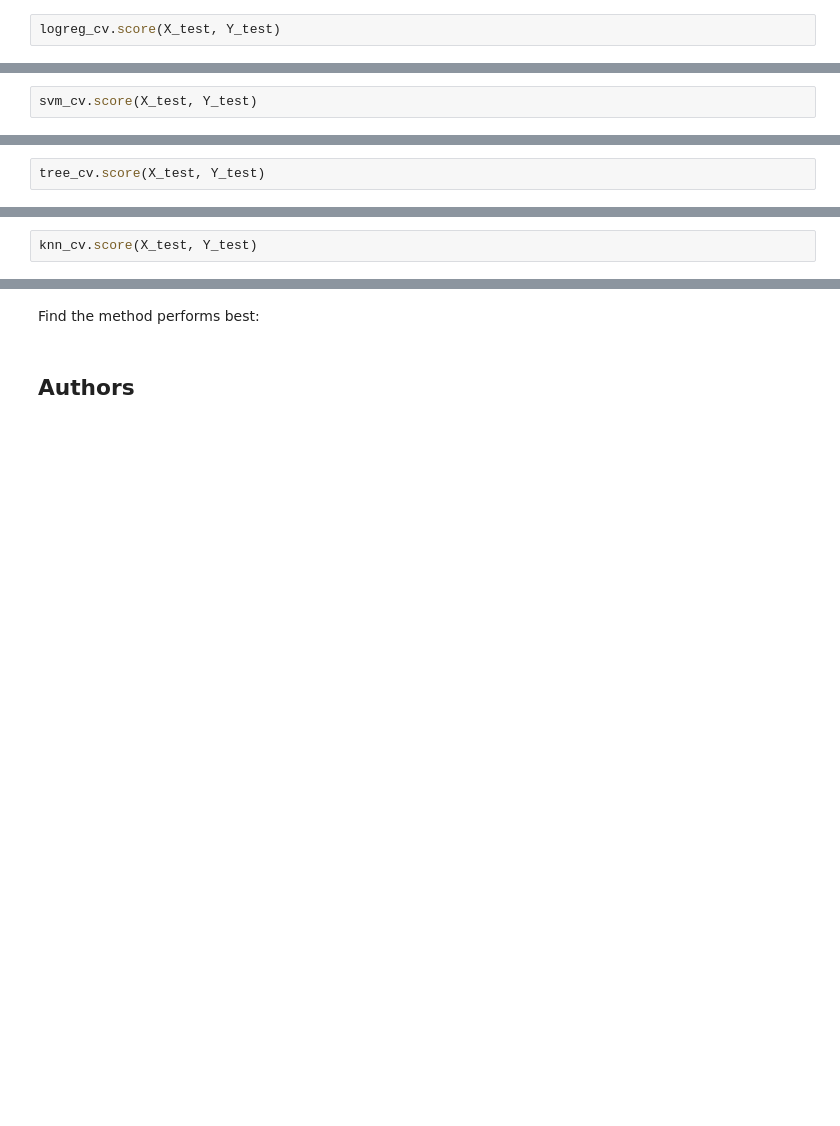
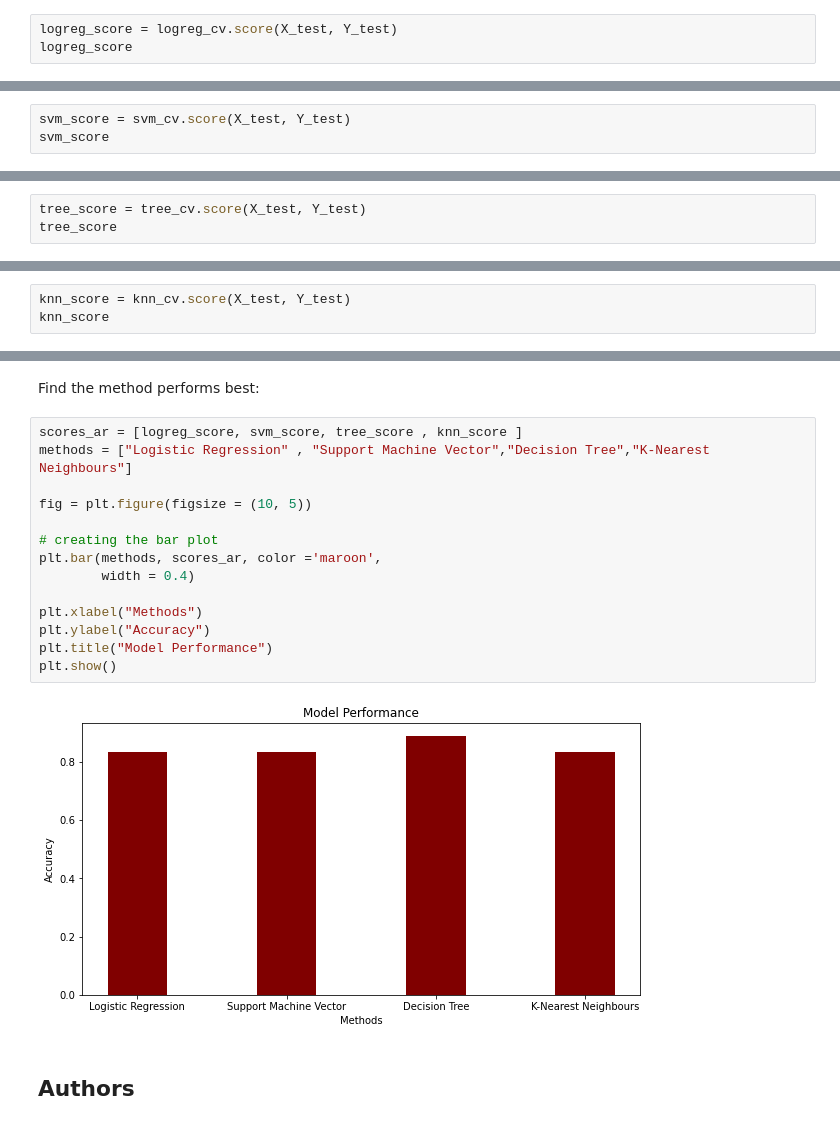
Before and after one commit to Wibsonek/AppliedDataScienceCapstone_K.V., a Jupyter notebook: Machine Learning Prediction.ipynb, the cells around one changed output, grey strips where cells are left out. Saved outputs shown, nothing was run; the diff lists cells and outputs as text; blank space fills up the shorter version.

```diff
--- a/Machine Learning Prediction.ipynb
+++ b/Machine Learning Prediction.ipynb
@@ -200,7 +200,8 @@ accuracy : 0.8464285714285713
 # %% [markdown]
 Calculate the accuracy on the test data using the method <code>score</code>:
 # %%
-logreg_cv.score(X_test, Y_test)
+logreg_score = logreg_cv.score(X_test, Y_test)
+logreg_score
 # %% [output]
 0.8333333333333334
 # %% [markdown]
@@ -244,7 +245,8 @@ accuracy : 0.8482142857142856
 # %% [markdown]
 Calculate the accuracy on the test data using the method <code>score</code>:
 # %%
-svm_cv.score(X_test, Y_test)
+svm_score = svm_cv.score(X_test, Y_test)
+svm_score
 # %% [output]
 0.8333333333333334
 # %% [markdown]
@@ -291,5 +293,6 @@ accuracy : 0.8875
 # %% [markdown]
 Calculate the accuracy of tree_cv on the test data using the method <code>score</code>:
 # %%
-tree_cv.score(X_test, Y_test)
+tree_score = tree_cv.score(X_test, Y_test)
+tree_score
 # %% [output]
@@ -332,7 +335,8 @@ accuracy : 0.8482142857142858
 # %% [markdown]
 Calculate the accuracy of tree_cv on the test data using the method <code>score</code>:
 # %%
-knn_cv.score(X_test, Y_test)
+knn_score = knn_cv.score(X_test, Y_test)
+knn_score
 # %% [output]
 0.8333333333333334
 # %% [markdown]
@@ -346,6 +350,22 @@ plot_confusion_matrix(Y_test,yhat)
 ## TASK  12
 # %% [markdown]
 Find the method performs best:
+# %%
+scores_ar = [logreg_score, svm_score, tree_score , knn_score ]
+methods = ["Logistic Regression" , "Support Machine Vector","Decision Tree","K-Nearest Neighbours"]
+
+fig = plt.figure(figsize = (10, 5))
+
+# creating the bar plot
+plt.bar(methods, scores_ar, color ='maroon',
+        width = 0.4)
+
+plt.xlabel("Methods")
+plt.ylabel("Accuracy")
+plt.title("Model Performance")
+plt.show()
+# %% [output]
+[figure, added]
 # %% [markdown]
 ## Authors
 # %% [markdown]
```
Also changed, not shown: parts of 7 cells of this notebook.
